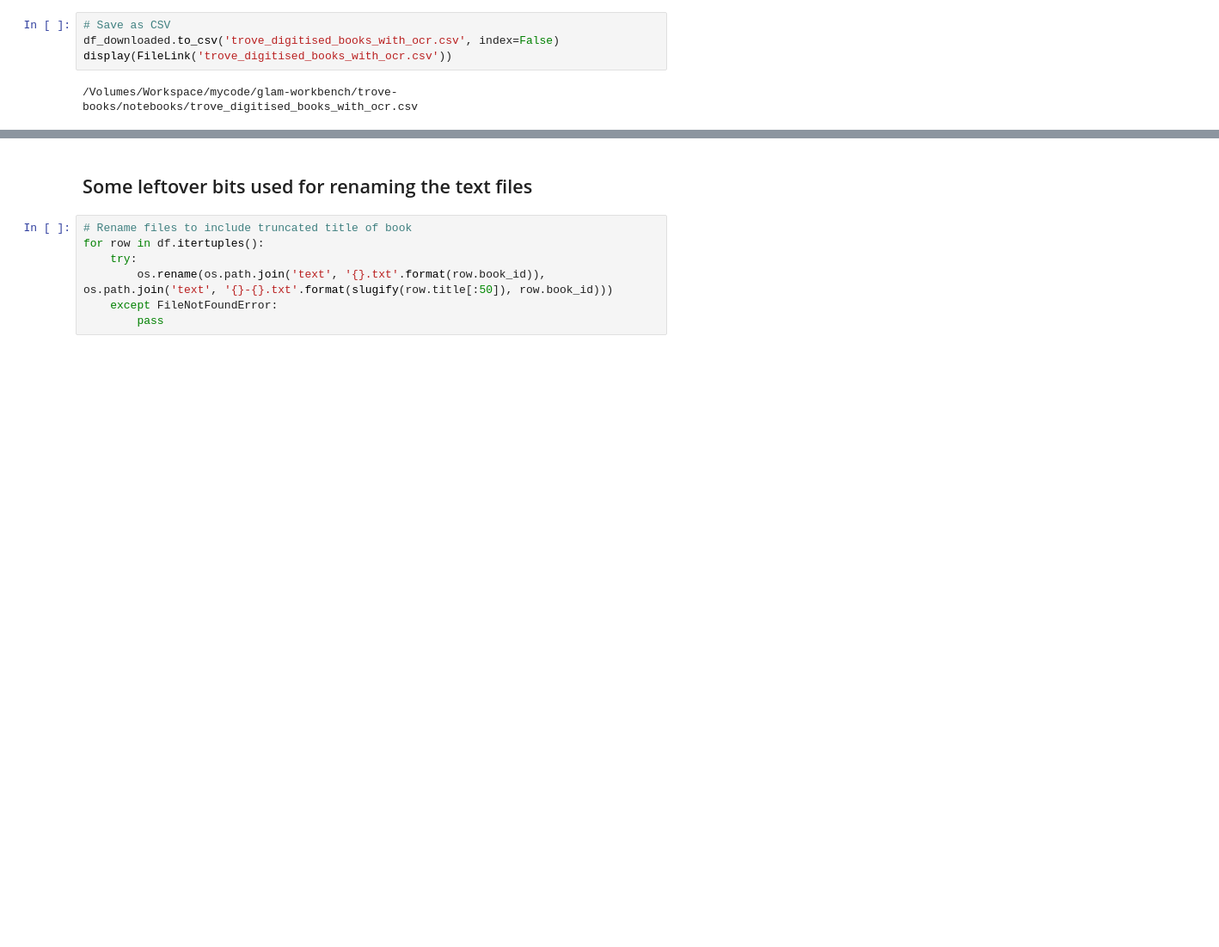
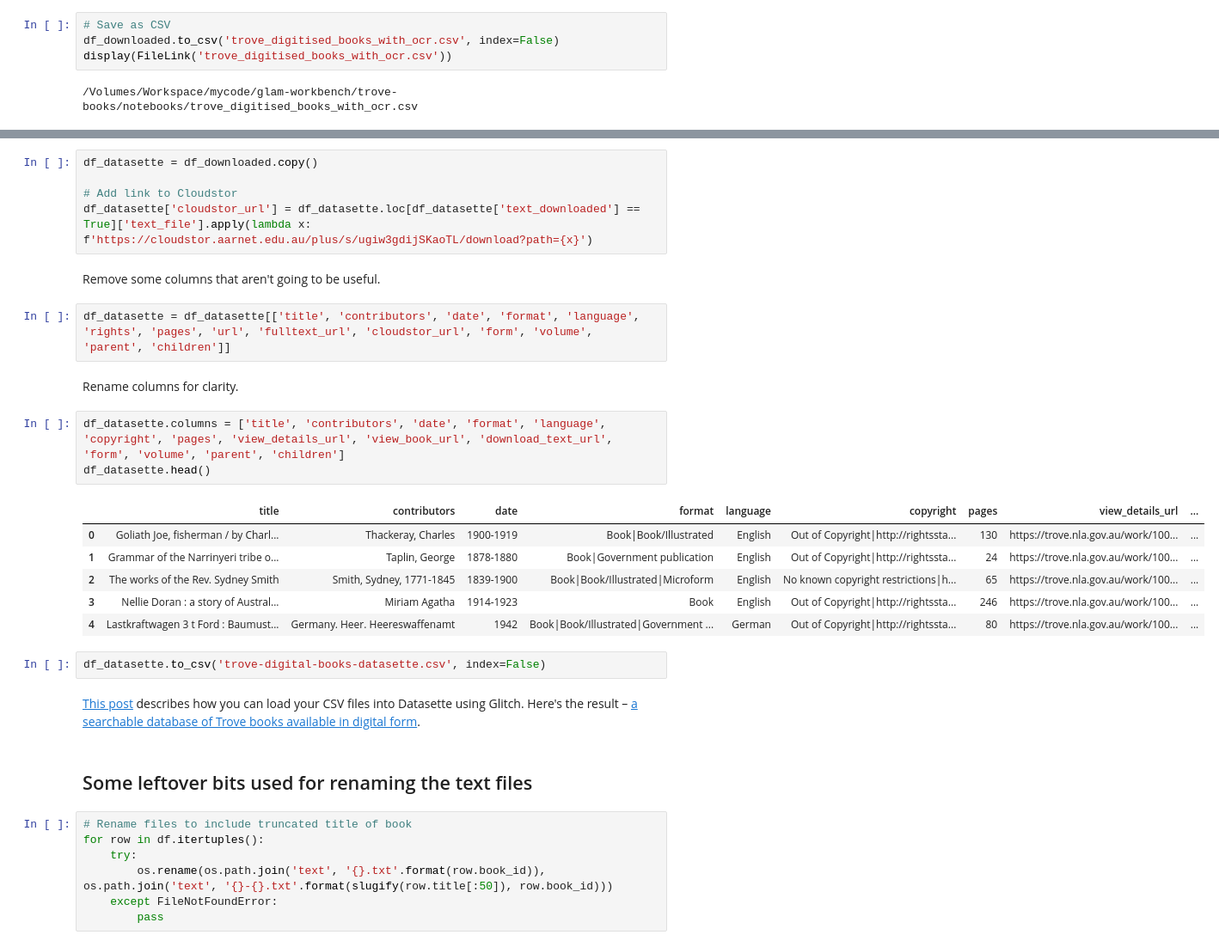
Before and after one commit to GLAM-Workbench/trove-books, a Jupyter notebook: Harvesting-digitised-books.ipynb, the cells around one changed output, grey strips where cells are left out. Shown at 86% size. Saved outputs shown, nothing was run; the diff lists cells and outputs as text; blank space fills up the shorter version.

Commit message:
Update harvest of digital books

```diff
--- a/Harvesting-digitised-books.ipynb
+++ b/Harvesting-digitised-books.ipynb
@@ -469,3 +468,28 @@ display(FileLink('trove_digitised_books_with_ocr.csv'))
+# %%
+df_datasette = df_downloaded.copy()
+
+# Add link to Cloudstor
+df_datasette['cloudstor_url'] = df_datasette.loc[df_datasette['text_downloaded'] == True]['text_file'].apply(lambda x: f'https://cloudstor.aarnet.edu.au/plus/s/ugiw3gdijSKaoTL/download?path={x}')
+# %% [markdown]
+Remove some columns that aren't going to be useful.
+# %%
+df_datasette = df_datasette[['title', 'contributors', 'date', 'format', 'language', 'rights', 'pages', 'url', 'fulltext_url', 'cloudstor_url', 'form', 'volume', 'parent', 'children']]
+# %% [markdown]
+Rename columns for clarity.
+# %%
+df_datasette.columns = ['title', 'contributors', 'date', 'format', 'language', 'copyright', 'pages', 'view_details_url', 'view_book_url', 'download_text_url', 'form', 'volume', 'parent', 'children']
+df_datasette.head()
+# %% [output]
+|  | title | contributors | date | format | language | copyright | pages | view_details_url | ... |
+| 0 | Goliath Joe, fisherman / by Charl... | Thackeray, Charles | 1900-1919 | Book|Book/Illustrated | English | Out of Copyright|http://rightssta... | 130 | https://trove.nla.gov.au/work/100... | ... |
+| 1 | Grammar of the Narrinyeri tribe o... | Taplin, George | 1878-1880 | Book|Government publication | English | Out of Copyright|http://rightssta... | 24 | https://trove.nla.gov.au/work/100... | ... |
+| 2 | The works of the Rev. Sydney Smith | Smith, Sydney, 1771-1845 | 1839-1900 | Book|Book/Illustrated|Microform | English | No known copyright restrictions|h... | 65 | https://trove.nla.gov.au/work/100... | ... |
+| 3 | Nellie Doran : a story of Austral... | Miriam Agatha | 1914-1923 | Book | English | Out of Copyright|http://rightssta... | 246 | https://trove.nla.gov.au/work/100... | ... |
+| 4 | Lastkraftwagen 3 t Ford : Baumust... | Germany. Heer. Heereswaffenamt | 1942 | Book|Book/Illustrated|Government ... | German | Out of Copyright|http://rightssta... | 80 | https://trove.nla.gov.au/work/100... | ... |
+# %%
+df_datasette.to_csv('trove-digital-books-datasette.csv', index=False)
+# %% [markdown]
+[This post](https://101dhhacks.net/share-searchable-csvs/) describes how you can load your CSV files into Datasette using Glitch. Here's the result – [a searchable database of Trove books available in digital form](https://trove-digital-books.glitch.me/data/trove-digital-books).
 # %% [markdown]
 ## Some leftover bits used for renaming the text files
 # %%
```
Also changed, not shown: parts of 17 cells of this notebook, 2 other files.
